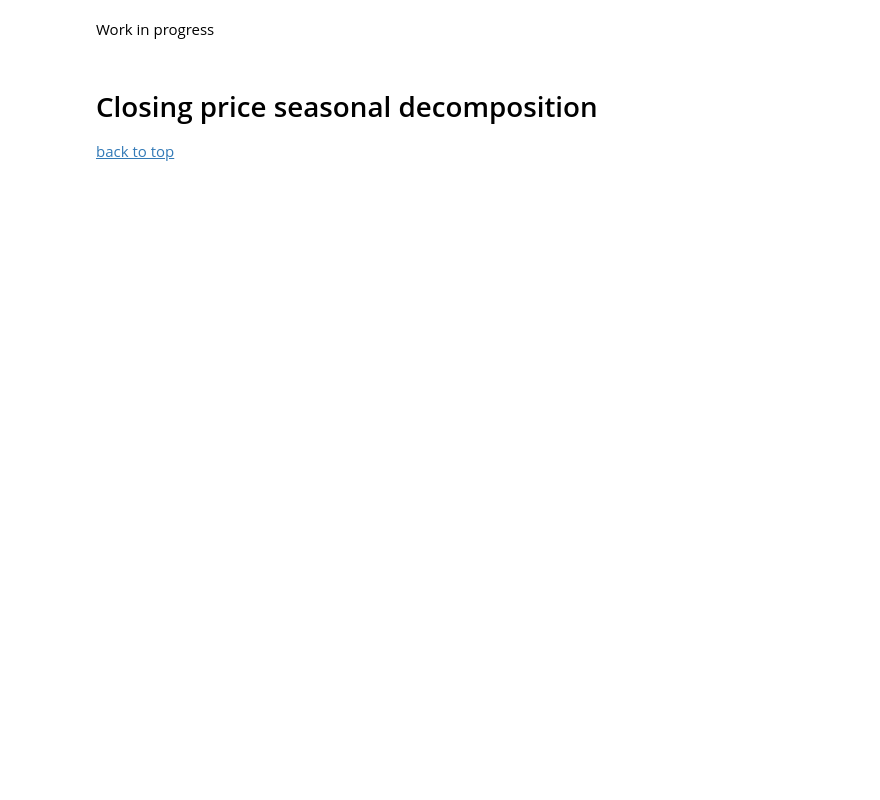
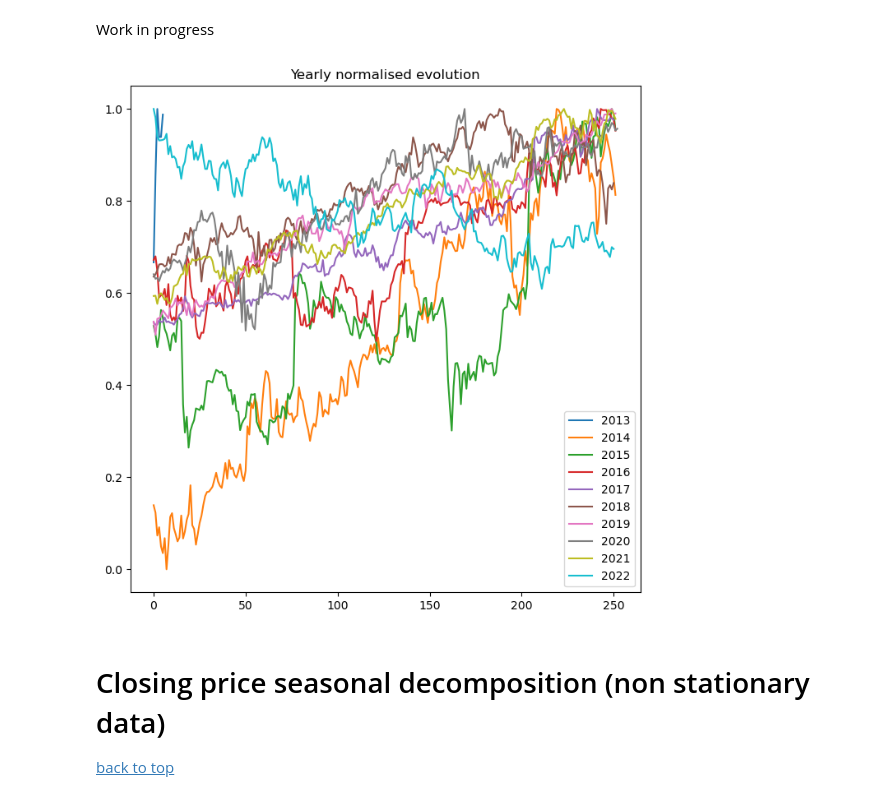
Before and after one commit to SepArv/DS-Sample, a Jupyter notebook: 4. ML-Decomposition.ipynb, the cells around one changed output. Saved outputs shown, nothing was run; the diff lists cells and outputs as text; code cells hidden in the pictures; blank space fills up the shorter version.

```diff
--- a/4. ML-Decomposition.ipynb
+++ b/4. ML-Decomposition.ipynb
@@ -23,0 +97,7 @@ data = data.loc["2010-01-01":].copy()
+# %%
+hist = hist.dropna()
+# %%
+from sklearn.preprocessing import MinMaxScaler
+scaler=MinMaxScaler(feature_range=(0,1))
+scaled_df = hist.copy(deep=True)
+scaled_df[scaled_df.columns] = scaler.fit_transform(scaled_df[scaled_df.columns])
@@ -23,0 +115,31 @@ data = data.loc["2010-01-01":].copy()
+# %%
+def SlidingWindow(in_df: pd.DataFrame, window_size: int, period_shift = 1):
+    """ We put <window size> amount of data into singular row
+    in_df - input DataFrame
+    window_size - number of days of history
+    period_shift - number of days between successive data samples
+
+    """
+    #window_size determines how many data points in the past we are interested
+    column_names = [(x+'_'+str(y+1)) for y in range(0,window_size) for x in in_df.columns]
+    column_names.extend(['next_day_Close', 'next_day_Change'])
+    df = pd.DataFrame(columns = column_names)
+    for row_i in range(0,in_df.shape[0]-window_size+1, period_shift):
+        window_data = []
+        for i in range(window_size):
+            window_data.extend(in_df.iloc[row_i+i].values)
+        try:
+            window_data.append(in_df.iloc[row_i+i+1]['Close'])
+            window_data.append(in_df.iloc[row_i+i+1]['Target'])
+        except IndexError:
+            window_data.append(None)
+            window_data.append(None)
+
+        df.loc[in_df.index[row_i]] = window_data
+    return df
+# %%
+df = scaled_df.copy(deep=True)
+principal_predictors = df.columns
+window_width = 5 #how many previous data points will be used for prediction
+df_5 = SlidingWindow(df, window_width)
+df_5.dropna(inplace=True)
@@ -24,6 +156,15 @@ data = data.loc["2010-01-01":].copy()
 # %% [markdown]
 Work in progress
+# %%
+fig, ax = plt.subplots(1,1)
+for year in sorted(list(set(df_5.index.year)))[:-1]:
+    yearly = df_5.loc[str(year)+"-01-01":str(year+1)+"-01-01"]
+    ax.plot(np.array(yearly['Close_1'])/max(yearly['Close_1']), label = str(year))
+ax.set_title('Yearly normalised evolution')
+ax.legend();
+# %% [output]
+[figure, added]
 # %% [markdown]
 <a id="02"></a>
-# Closing price seasonal decomposition
+# Closing price seasonal decomposition (non stationary data)
 [back to top](#top)
```
Also changed, not shown: parts of 28 cells of this notebook, 4 other files.
